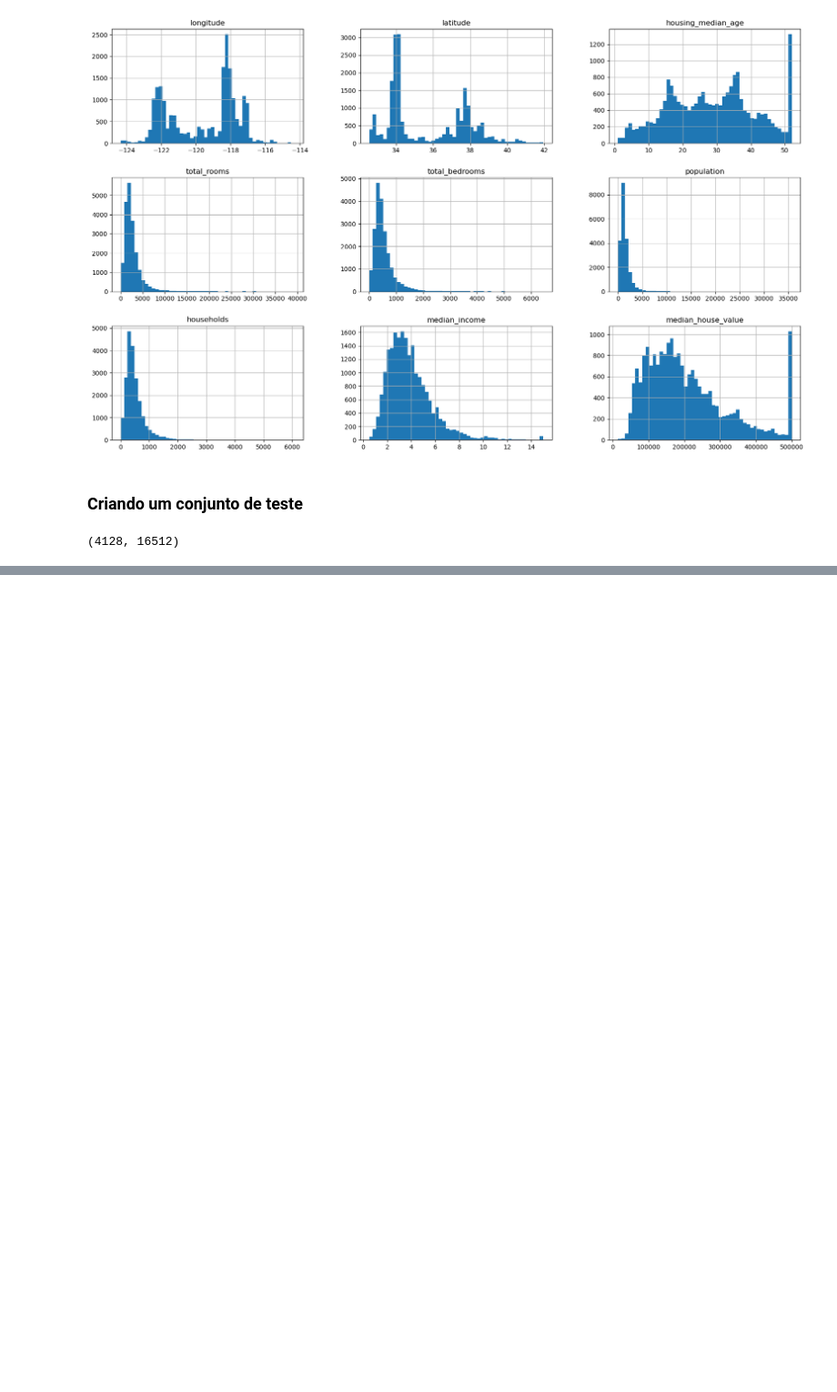
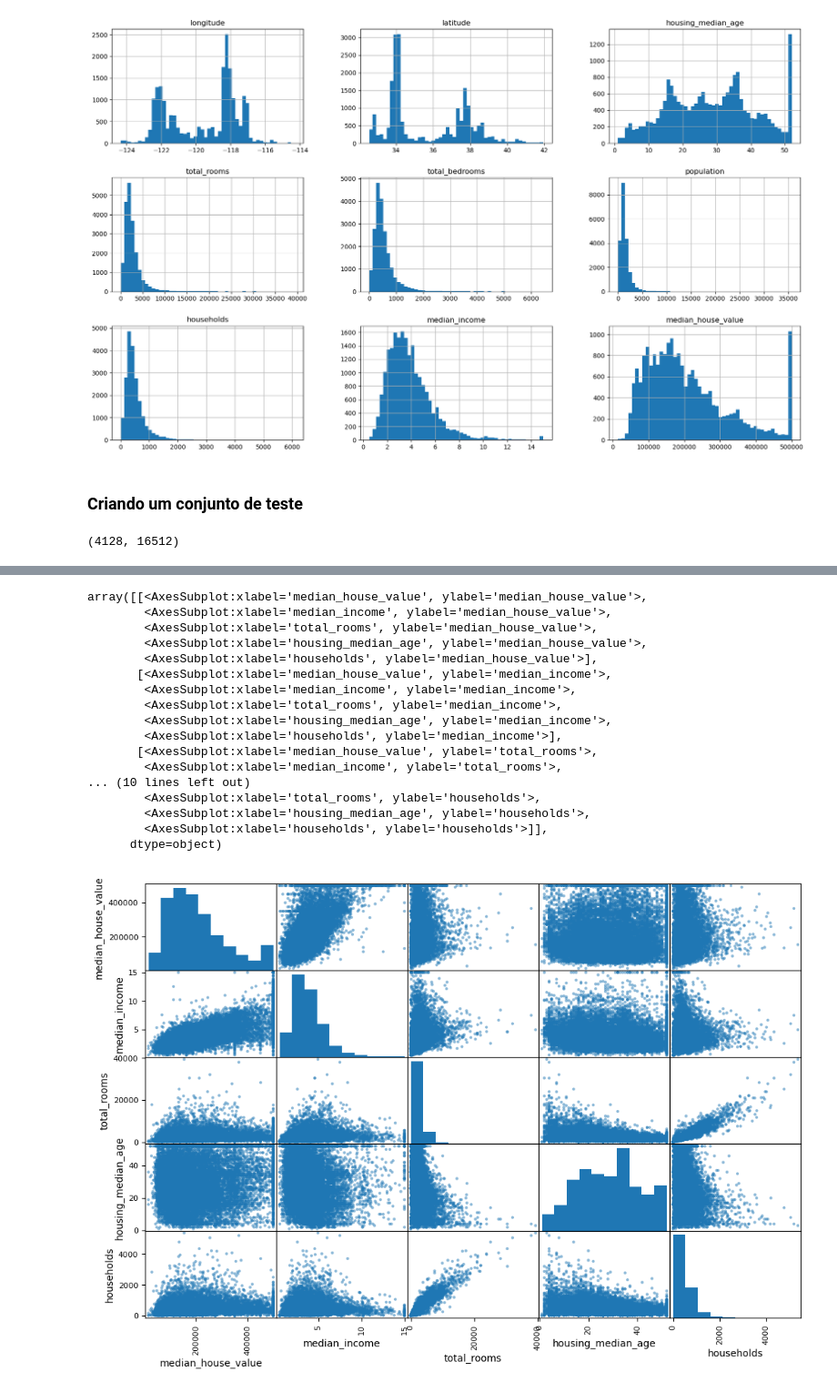
Before and after one commit to magyar1998/ml-hands-on-book, a Jupyter notebook: Capitulo2/src/Housing.ipynb, the cells around one changed output, grey strips where cells are left out. Shown at 91% size. Saved outputs shown, nothing was run; the diff lists cells and outputs as text; code cells hidden in the pictures; blank space fills up the shorter version.

```diff
--- a/Capitulo2/src/Housing.ipynb
+++ b/Capitulo2/src/Housing.ipynb
@@ -163,0 +262,2 @@ pausa pg 72
+# %%
+corr_matrix = housing_exp.corr()
@@ -163,0 +277,24 @@ pausa pg 72
+# %%
+from pandas.plotting import scatter_matrix
+atributtes = corr_matrix['median_house_value'].sort_values(ascending = False).head(5).index
+
+scatter_matrix(housing_exp[atributtes], figsize=(12,8))
+# %% [output]
+array([[<AxesSubplot:xlabel='median_house_value', ylabel='median_house_value'>,
+        <AxesSubplot:xlabel='median_income', ylabel='median_house_value'>,
+        <AxesSubplot:xlabel='total_rooms', ylabel='median_house_value'>,
+        <AxesSubplot:xlabel='housing_median_age', ylabel='median_house_value'>,
+        <AxesSubplot:xlabel='households', ylabel='median_house_value'>],
+       [<AxesSubplot:xlabel='median_house_value', ylabel='median_income'>,
+        <AxesSubplot:xlabel='median_income', ylabel='median_income'>,
+        <AxesSubplot:xlabel='total_rooms', ylabel='median_income'>,
+        <AxesSubplot:xlabel='housing_median_age', ylabel='median_income'>,
+        <AxesSubplot:xlabel='households', ylabel='median_income'>],
+       [<AxesSubplot:xlabel='median_house_value', ylabel='total_rooms'>,
+        <AxesSubplot:xlabel='median_income', ylabel='total_rooms'>,
+... (10 lines left out)
+        <AxesSubplot:xlabel='total_rooms', ylabel='households'>,
+        <AxesSubplot:xlabel='housing_median_age', ylabel='households'>,
+        <AxesSubplot:xlabel='households', ylabel='households'>]],
+      dtype=object)
+[figure, added]
```
Also changed, not shown: parts of 30 cells of this notebook.
